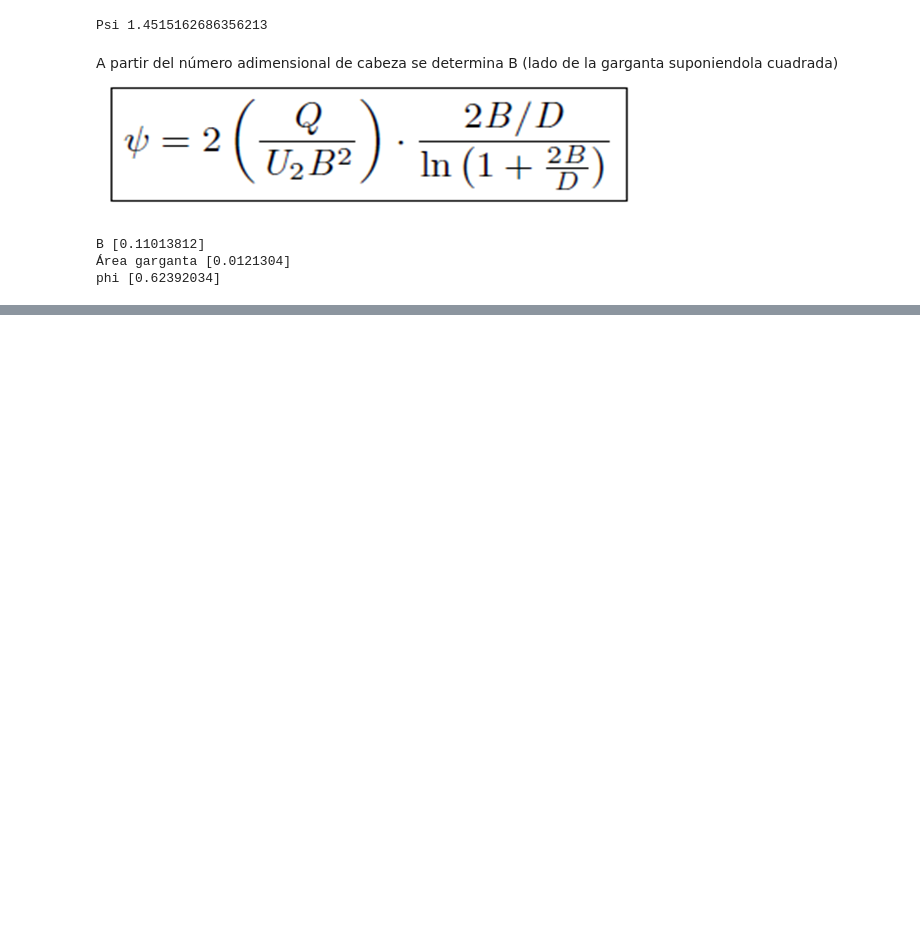
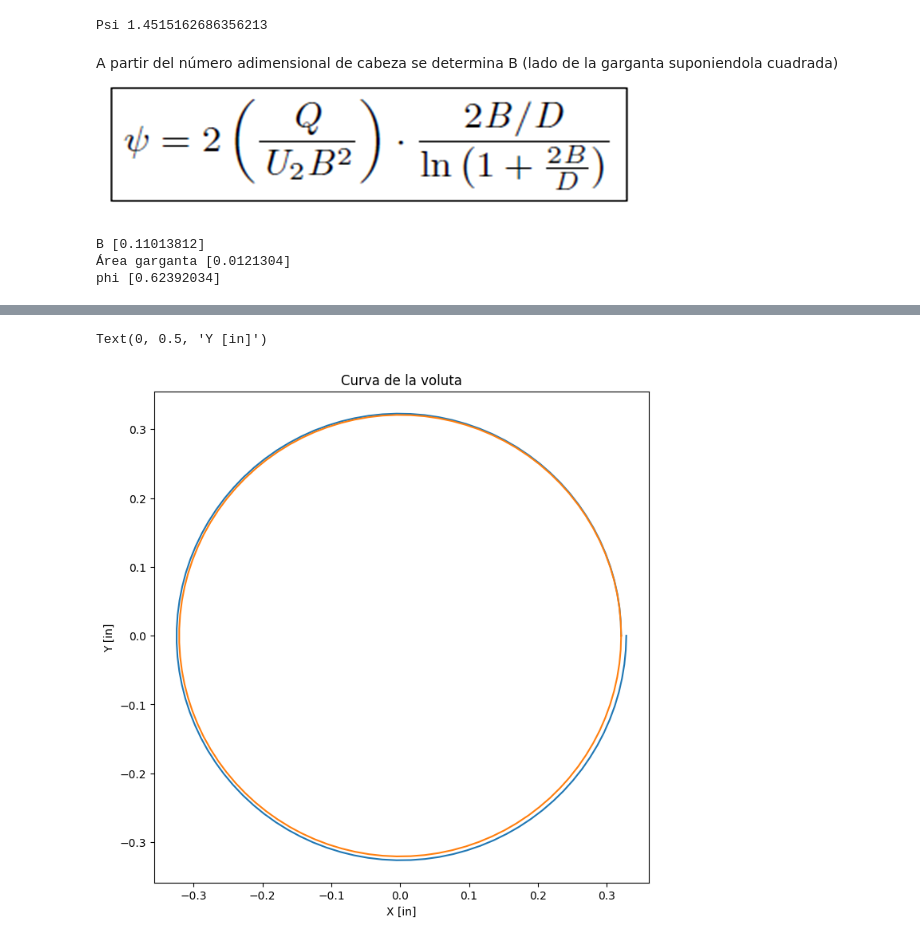
Before and after one commit to niardilav/Proyecto-Turbo, a Jupyter notebook: Ejemplo_diseño.ipynb, the cells around one changed output, grey strips where cells are left out. Saved outputs shown, nothing was run; the diff lists cells and outputs as text; code cells hidden in the pictures; blank space fills up the shorter version.

Commit message:
Curva voluta

```diff
--- a/Ejemplo_diseño.ipynb
+++ b/Ejemplo_diseño.ipynb
@@ -130,7 +130,6 @@ V2_th_K = 32.2*H/(U2*eta)
 print("V2 tangencial con desilazamiento",V2_th_K)
 V2 = np.sqrt(V2_r**2+V2_th_K**2)
 print("V2 con deslizamiento",V2)
-
 
 beta2 = np.atan(Y*A_gar/(np.pi*b2*D))*180/np.pi
 print("beta 2 geometrica en grados",beta2)
@@ -153,36 +152,12 @@ print("W2 [ft/s]",W2)
 K = 1 - dV_th/U2
 print("K",K)
 
-Q_graf_gpm = np.linspace(0,Q_gpm*4.2,5)
-Q_graf_ft3 = Q_graf_gpm*231/(60*12**3)
-H_graf = (eta*U2**2)/(2*32.2)*(2*K - 2*Q_graf_ft3/(np.pi*D*b2*U2*np.tan(beta2*np.pi/180)/144))
+Rh=1-(V2**2-V1**2)/(2*(U2*V2_th))
+print("Rh",Rh)
 
-Q_graf_lt_s = Q_graf_gpm*3.78541/60
-H_graf_m = H_graf/3.28084
-
-
-plt.figure(figsize=(8,6))
-plt.plot(Q_graf_gpm, H_graf, 'b-', label="H sistema")
-
-
-plt.xlabel("Q [gpm]")
-plt.ylabel("Cabeza [ft]")
-plt.title("Cabeza vs caudal")
-plt.legend()
-plt.grid(True)
-plt.show()
-
-plt.figure(figsize=(8,6))
-plt.plot(Q_graf_lt_s, H_graf_m, 'r-', label="H sistema")
-plt.xlabel("Q [L/s]")
-plt.ylabel("Cabeza [m]")
-plt.title("Cabeza vs caudal")
-plt.legend()
-plt.grid(True)
-plt.show()
-
-print(Q_graf_lt_s)
-print(H_graf_m)
+#Curva de la voluta
+C=V2_th*D/(2*12) #[ft2/s]
+tau=2*np.pi*C*B/(Q) #[s]
 # %% [output]
 V2 tangencial con desilazamiento 20.31859909504833
 V2 con deslizamiento 21.296594046371307
@@ -199,0 +209,13 @@ K [0.94858683]
+# %%
+theta=np.linspace(0,2*np.pi,100)
+r_exp=D/(2*12)*np.exp(theta/tau)
+
+plt.figure(figsize=(8,8))
+plt.plot(12*r_exp*np.cos(theta), 12*r_exp*np.sin(theta))
+plt.plot(D*np.cos(theta)/2, D*np.sin(theta)/2)
+plt.title("Curva de la voluta")
+plt.xlabel("X [in]")
+plt.ylabel("Y [in]")
+# %% [output]
+Text(0, 0.5, 'Y [in]')
+[figure, added]
```
Also changed, not shown: parts of 2 cells of this notebook.
